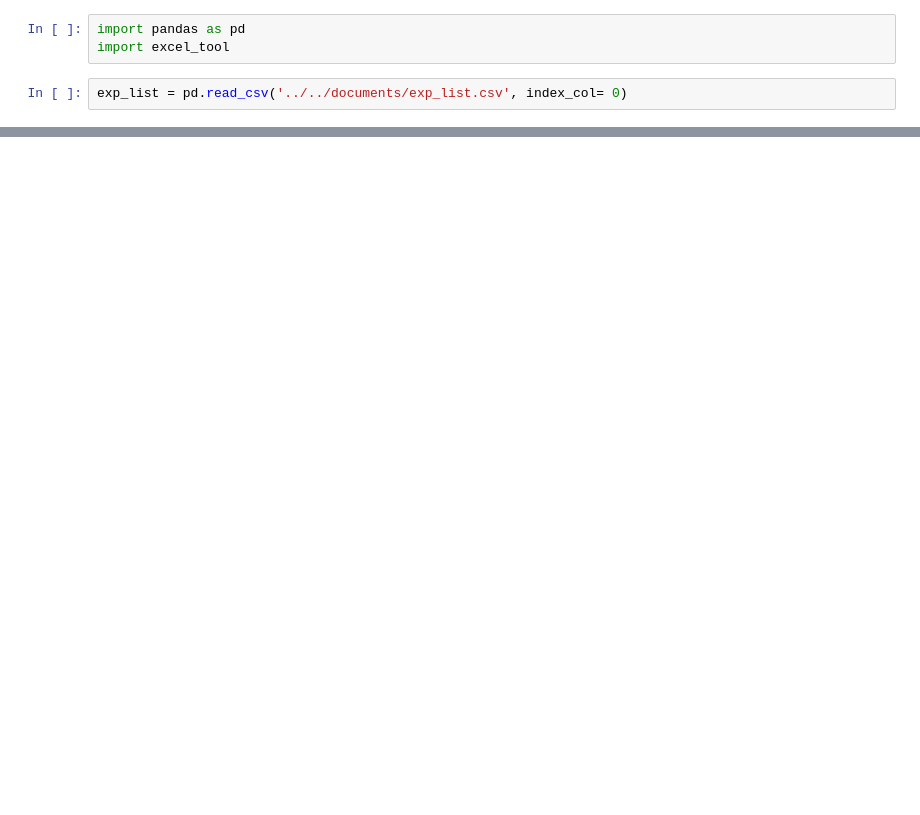
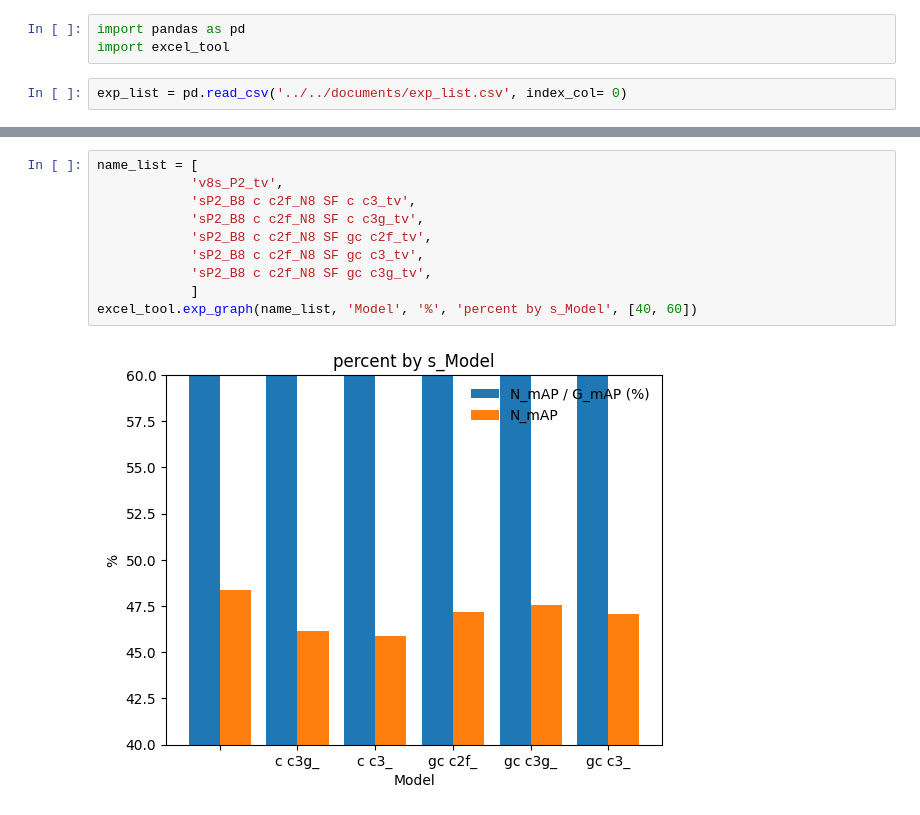
Before and after one commit to Lee-chan-hyeok/Nextchip_Autonomous_Driving_Contest, a Jupyter notebook: analysing/exp_result/exp_graph.ipynb, the cells around one changed output, grey strips where cells are left out. Saved outputs shown, nothing was run; the diff lists cells and outputs as text; blank space fills up the shorter version.

```diff
--- a/analysing/exp_result/exp_graph.ipynb
+++ b/analysing/exp_result/exp_graph.ipynb
@@ -25,0 +27,12 @@ excel_tool.exp_graph(name_list)
+# %%
+name_list = [
+            'v8s_P2_tv',
+            'sP2_B8 c c2f_N8 SF c c3_tv',
+            'sP2_B8 c c2f_N8 SF c c3g_tv',
+            'sP2_B8 c c2f_N8 SF gc c2f_tv',
+            'sP2_B8 c c2f_N8 SF gc c3_tv',
+            'sP2_B8 c c2f_N8 SF gc c3g_tv',
+            ]
+excel_tool.exp_graph(name_list, 'Model', '%', 'percent by s_Model', [40, 60])
+# %% [output]
+[figure, added]
```
Also changed, not shown: parts of 5 cells of this notebook, 5 other files.
